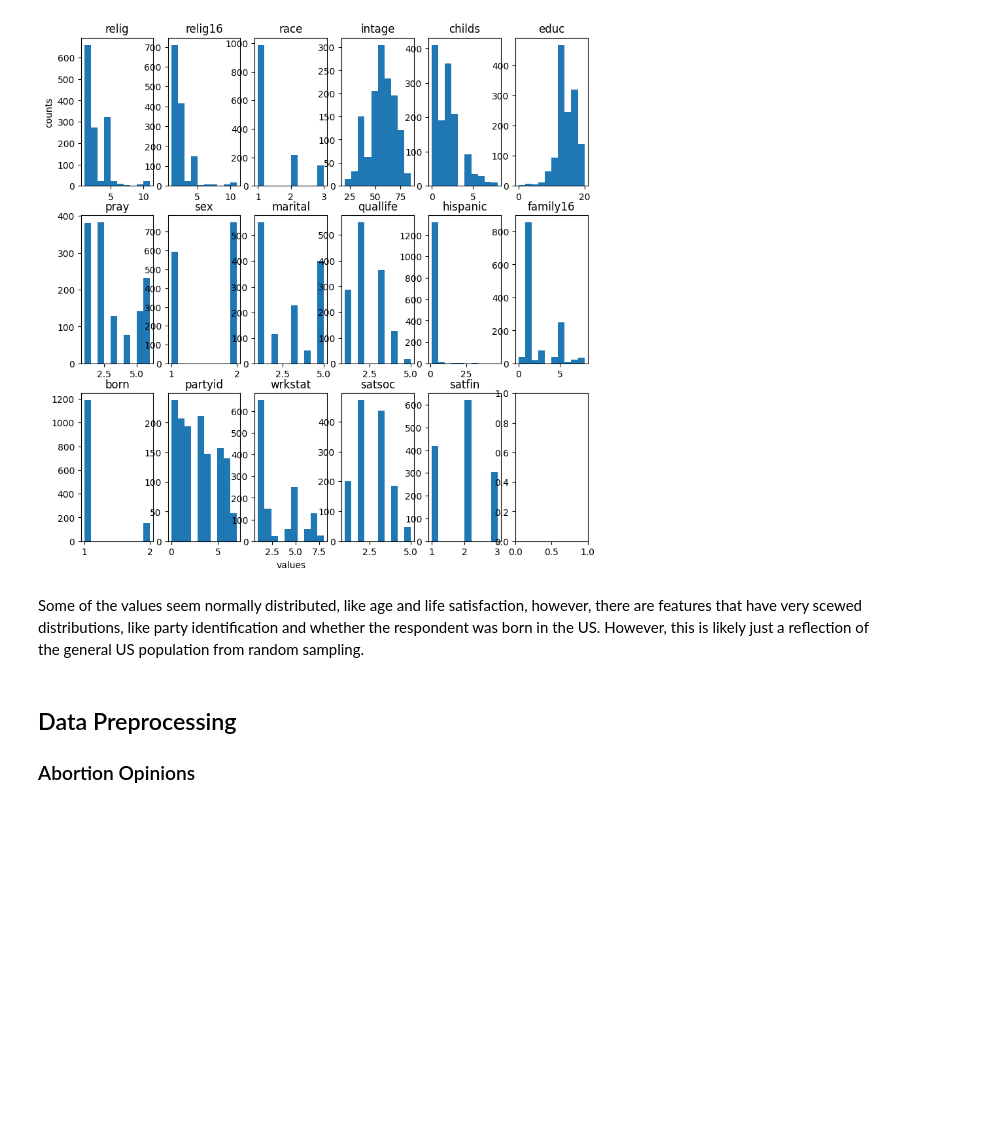
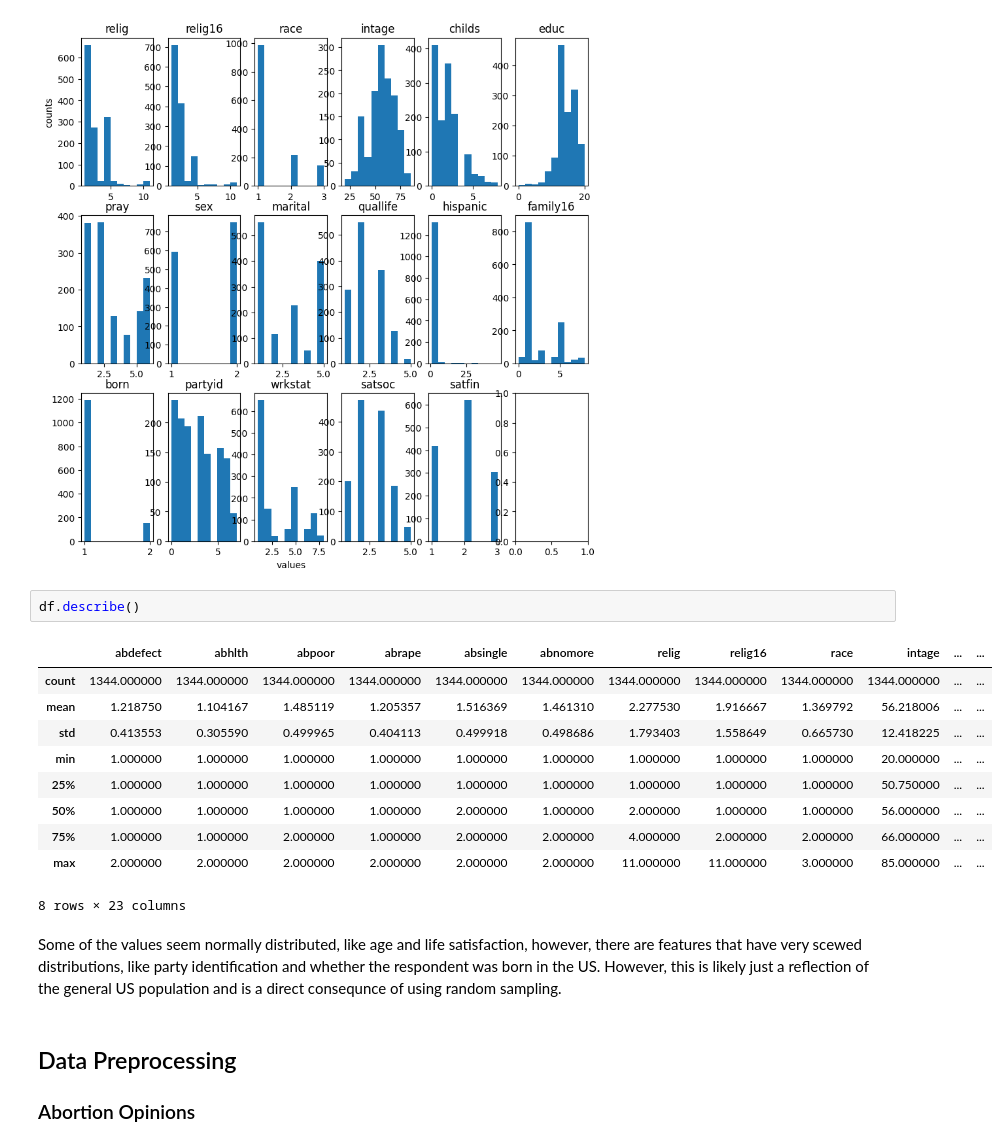
Before and after one commit to Beatrixwmh/Capstone, a Jupyter notebook: ab2018.ipynb, the cells around one changed output. Drawn from its saved outputs; the diff is of its cells as text; blank space fills up the shorter version.

```diff
--- a/ab2018.ipynb
+++ b/ab2018.ipynb
@@ -140,8 +143,21 @@ for i, f in enumerate(features):
 plt.show()
 # %% [output]
 [figure]
+# %%
+df.describe()
+# %% [output]
+|  | abdefect | abhlth | abpoor | abrape | absingle | abnomore | relig | relig16 | race | intage | ... | ... |
+| count | 1344.000000 | 1344.000000 | 1344.000000 | 1344.000000 | 1344.000000 | 1344.000000 | 1344.000000 | 1344.000000 | 1344.000000 | 1344.000000 | ... | ... |
+| mean | 1.218750 | 1.104167 | 1.485119 | 1.205357 | 1.516369 | 1.461310 | 2.277530 | 1.916667 | 1.369792 | 56.218006 | ... | ... |
+| std | 0.413553 | 0.305590 | 0.499965 | 0.404113 | 0.499918 | 0.498686 | 1.793403 | 1.558649 | 0.665730 | 12.418225 | ... | ... |
+| min | 1.000000 | 1.000000 | 1.000000 | 1.000000 | 1.000000 | 1.000000 | 1.000000 | 1.000000 | 1.000000 | 20.000000 | ... | ... |
+| 25% | 1.000000 | 1.000000 | 1.000000 | 1.000000 | 1.000000 | 1.000000 | 1.000000 | 1.000000 | 1.000000 | 50.750000 | ... | ... |
+| 50% | 1.000000 | 1.000000 | 1.000000 | 1.000000 | 2.000000 | 1.000000 | 2.000000 | 1.000000 | 1.000000 | 56.000000 | ... | ... |
+| 75% | 1.000000 | 1.000000 | 2.000000 | 1.000000 | 2.000000 | 2.000000 | 4.000000 | 2.000000 | 2.000000 | 66.000000 | ... | ... |
+| max | 2.000000 | 2.000000 | 2.000000 | 2.000000 | 2.000000 | 2.000000 | 11.000000 | 11.000000 | 3.000000 | 85.000000 | ... | ... |
+8 rows × 23 columns
 # %% [markdown]
-Some of the values seem normally distributed, like age and life satisfaction, however, there are features that have very scewed distributions, like party identification and whether the respondent was born in the US. However, this is likely just a reflection of the general US population from random sampling.
+Some of the values seem normally distributed, like age and life satisfaction, however, there are features that have very scewed distributions, like party identification and whether the respondent was born in the US. However, this is likely just a reflection of the general US population and is a direct consequnce of using random sampling.
 # %% [markdown]
 ## Data Preprocessing
 ### Abortion Opinions
```
Also changed, not shown: parts of 7 cells of this notebook.
